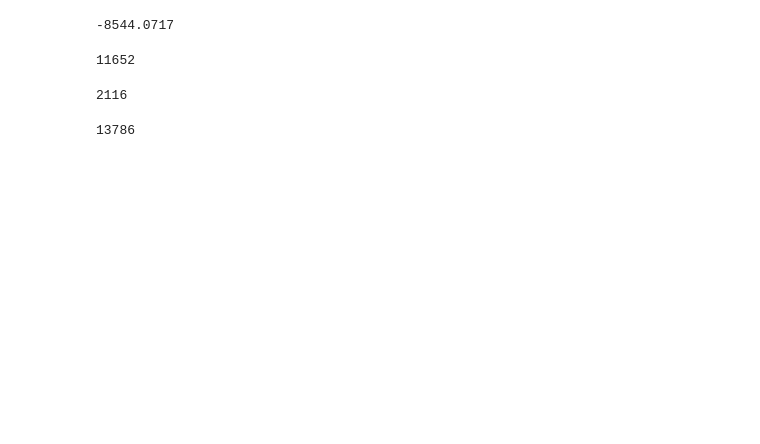
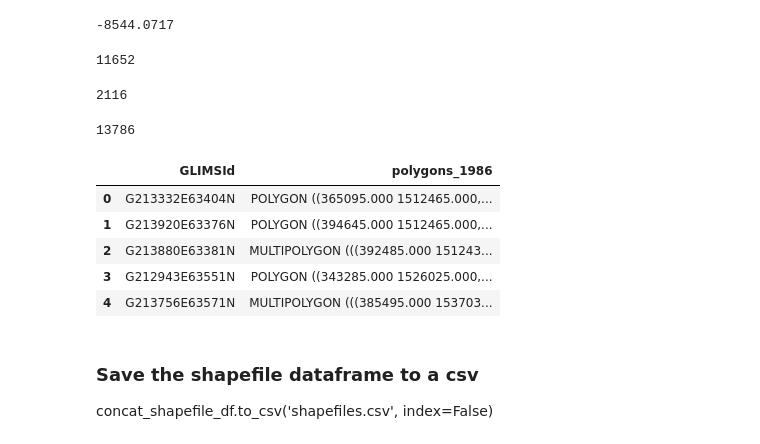
Before and after one commit to DidemBl/Glaciers, a Jupyter notebook: Scripts/Glacier_didem.ipynb, the cells around one changed output. Saved outputs shown, nothing was run; the diff lists cells and outputs as text; code cells hidden in the pictures; blank space fills up the shorter version.

```diff
--- a/Scripts/Glacier_didem.ipynb
+++ b/Scripts/Glacier_didem.ipynb
@@ -152,0 +151,12 @@ concat_shapefile_df.to_csv('shapefiles.csv', index=False)
+# %%
+#Save the polygons and the glims ids to variables
+df_2020 = renamed_df[["GLIMSId", "polygons_2020"]]
+df_1986 = renamed_df[["GLIMSId", "polygons_1986"]]
+df_1986.head()
+# %% [output]
+|  | GLIMSId | polygons_1986 |
+| 0 | G213332E63404N | POLYGON ((365095.000 1512465.000,... |
+| 1 | G213920E63376N | POLYGON ((394645.000 1512465.000,... |
+| 2 | G213880E63381N | MULTIPOLYGON (((392485.000 151243... |
+| 3 | G212943E63551N | POLYGON ((343285.000 1526025.000,... |
+| 4 | G213756E63571N | MULTIPOLYGON (((385495.000 153703... |
@@ -152,0 +171,3 @@ concat_shapefile_df.to_csv('shapefiles.csv', index=False)
+# %% [markdown]
+### Save the shapefile dataframe to a csv
+concat_shapefile_df.to_csv('shapefiles.csv', index=False)
```
Also changed, not shown: parts of 7 cells of this notebook.
